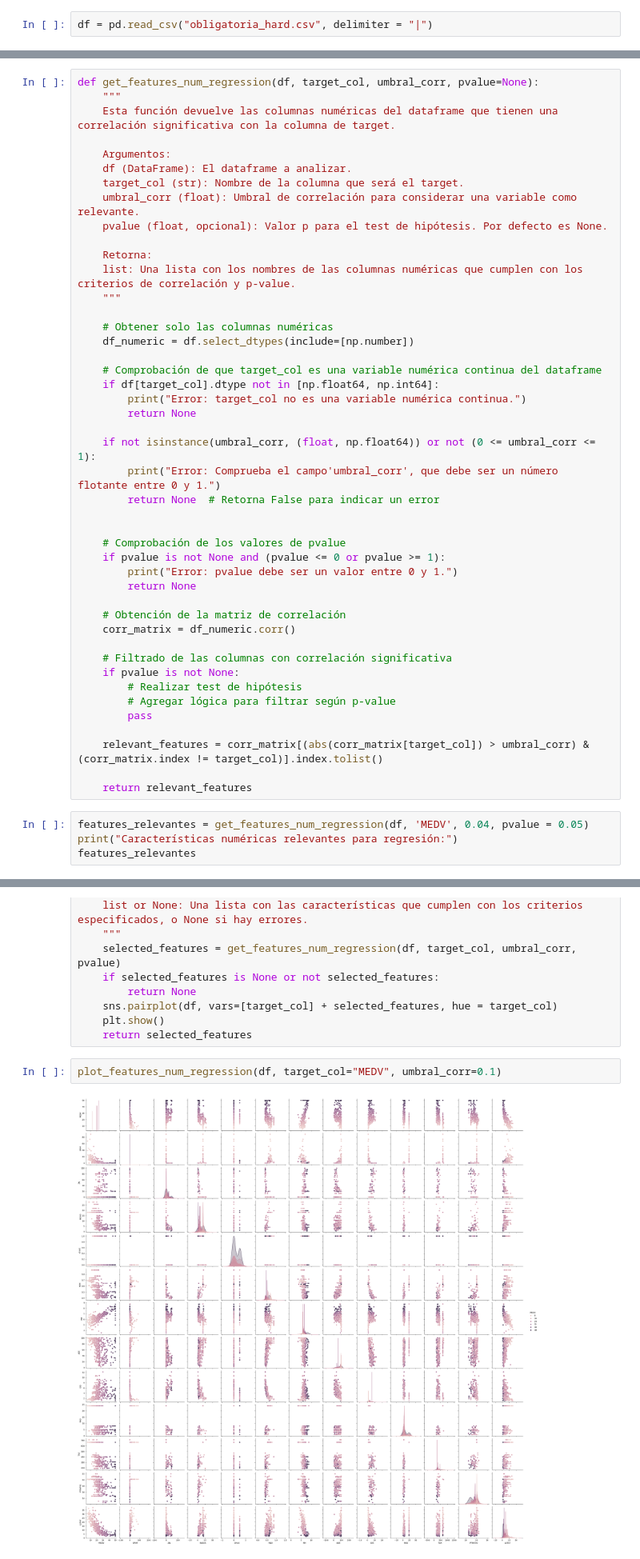
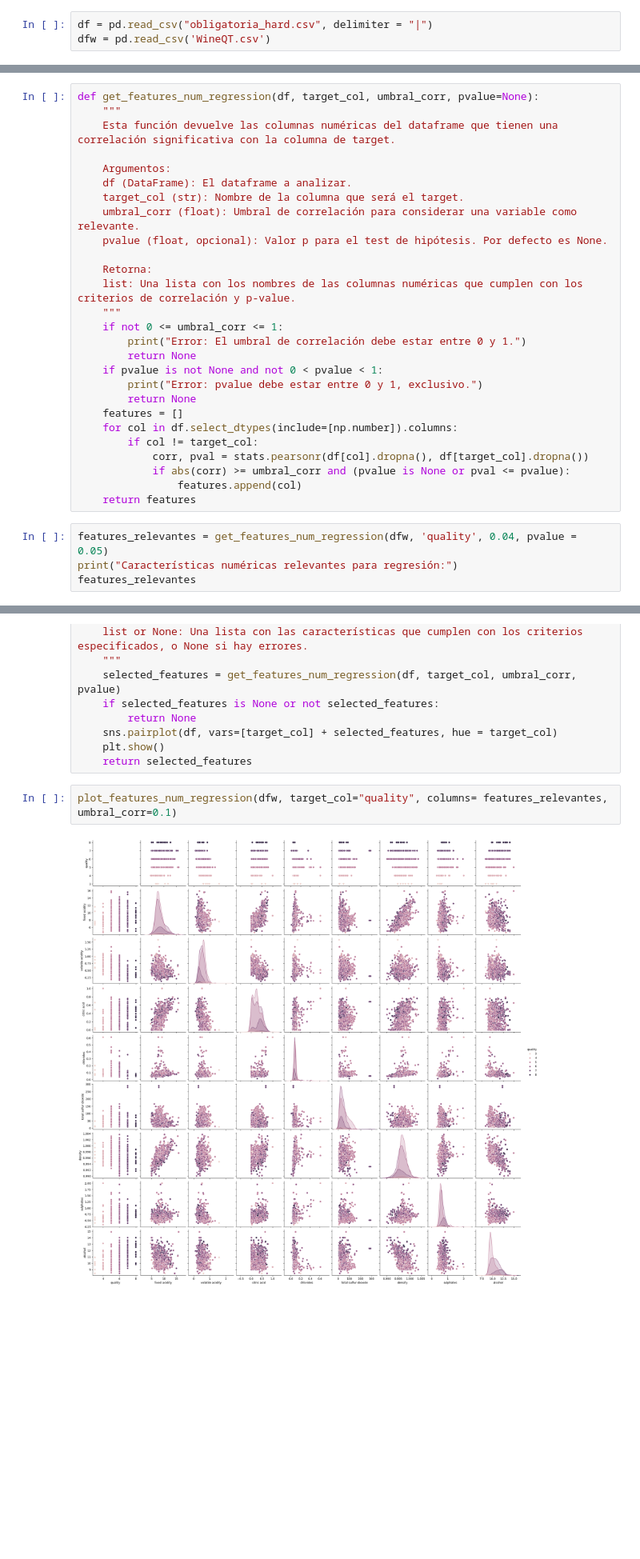
Before and after one commit to Juanxetee/TC-2, a Jupyter notebook: Team_Challenge_ToolBox_I.ipynb, the cells around one changed output, grey strips where cells are left out. Shown at 80% size. Drawn from its saved outputs; the diff is of its cells as text; blank space fills up the shorter version.

```diff
--- a/Team_Challenge_ToolBox_I.ipynb
+++ b/Team_Challenge_ToolBox_I.ipynb
@@ -55,3 +55,4 @@ import seaborn as sns
 import matplotlib.pyplot as plt
 # %%
 df = pd.read_csv("obligatoria_hard.csv", delimiter = "|")
+dfw = pd.read_csv('WineQT.csv')
@@ -207,39 +229,21 @@ def get_features_num_regression(df, target_col, umbral_corr, pvalue=None):
     Retorna:
     list: Una lista con los nombres de las columnas numéricas que cumplen con los criterios de correlación y p-value.
     """
-
-    # Obtener solo las columnas numéricas
-    df_numeric = df.select_dtypes(include=[np.number])
-
-    # Comprobación de que target_col es una variable numérica continua del dataframe
-    if df[target_col].dtype not in [np.float64, np.int64]:
-        print("Error: target_col no es una variable numérica continua.")
+    if not 0 <= umbral_corr <= 1:
+        print("Error: El umbral de correlación debe estar entre 0 y 1.")
         return None
-
-    if not isinstance(umbral_corr, (float, np.float64)) or not (0 <= umbral_corr <= 1):
-        print("Error: Comprueba el campo'umbral_corr', que debe ser un número flotante entre 0 y 1.")
-        return None  # Retorna False para indicar un error
-
-
-    # Comprobación de los valores de pvalue
-    if pvalue is not None and (pvalue <= 0 or pvalue >= 1):
-        print("Error: pvalue debe ser un valor entre 0 y 1.")
+    if pvalue is not None and not 0 < pvalue < 1:
+        print("Error: pvalue debe estar entre 0 y 1, exclusivo.")
         return None
-
-    # Obtención de la matriz de correlación
-    corr_matrix = df_numeric.corr()
-
-    # Filtrado de las columnas con correlación significativa
-    if pvalue is not None:
-        # Realizar test de hipótesis
-        # Agregar lógica para filtrar según p-value
-        pass
-
-    relevant_features = corr_matrix[(abs(corr_matrix[target_col]) > umbral_corr) & (corr_matrix.index != target_col)].index.tolist()
-
-    return relevant_features
+    features = []
+    for col in df.select_dtypes(include=[np.number]).columns:
+        if col != target_col:
+            corr, pval = stats.pearsonr(df[col].dropna(), df[target_col].dropna())
+            if abs(corr) >= umbral_corr and (pvalue is None or pval <= pvalue):
+                features.append(col)
+    return features
 # %%
-features_relevantes = get_features_num_regression(df, 'MEDV', 0.04, pvalue = 0.05)
+features_relevantes = get_features_num_regression(dfw, 'quality', 0.04, pvalue = 0.05)
 print("Características numéricas relevantes para regresión:")
 features_relevantes
 # %% [output]
@@ -294,6 +296,6 @@ def plot_features_num_regression(df, target_col="", columns=[], umbral_corr=0, p
     plt.show()
     return selected_features
 # %%
-plot_features_num_regression(df, target_col="MEDV", umbral_corr=0.1)
+plot_features_num_regression(dfw, target_col="quality", columns= features_relevantes, umbral_corr=0.1)
 # %% [output]
-[figure, old version]
+[figure, new version]
```
Also changed, not shown: parts of 14 cells of this notebook, 1 other file.
